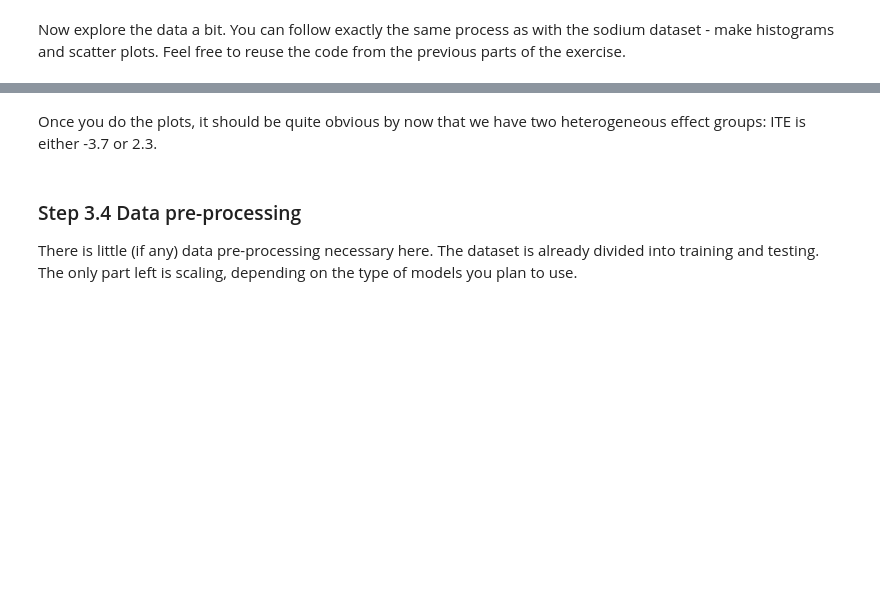
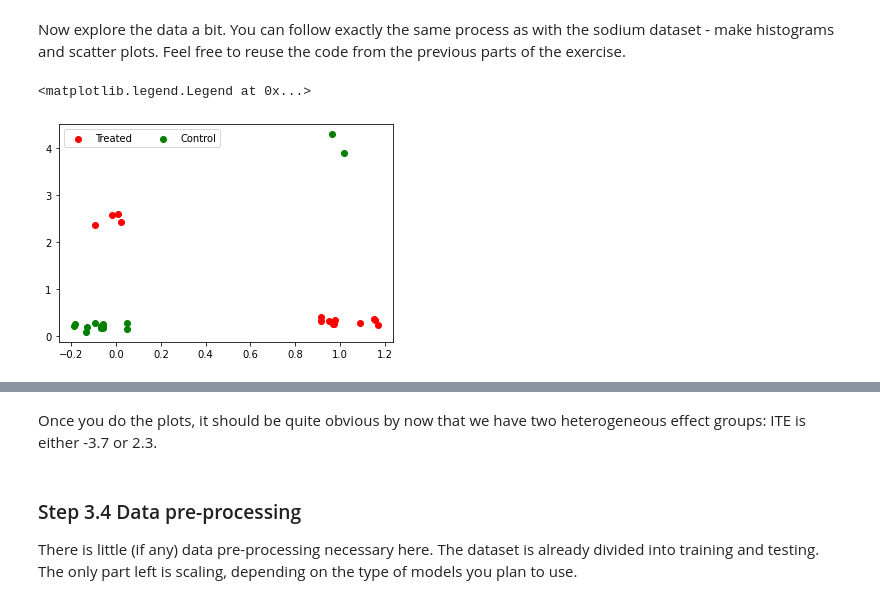
Before and after one commit to ThakdanaiSaelee/Lab_CE888, a Jupyter notebook: lab4 - Causal_Inference/Lab_4_Causal_Inference.ipynb, the cells around one changed output, grey strips where cells are left out. Saved outputs shown, nothing was run; the diff lists cells and outputs as text; code cells hidden in the pictures; blank space fills up the shorter version.

```diff
--- a/lab4 - Causal_Inference/Lab_4_Causal_Inference.ipynb
+++ b/lab4 - Causal_Inference/Lab_4_Causal_Inference.ipynb
@@ -512,3 +512,5 @@ The data can be found [here](https://github.com/dmachlanski/CE888_2022/tree/main
 # 2. Load hte_test.csv from: https://raw.githubusercontent.com/dmachlanski/CE888_2022/main/lab4/data/hte_test.csv
 
 # YOUR CODE HERE
+df_train = pd.read_csv("https://raw.githubusercontent.com/dmachlanski/CE888_2022/main/lab4/data/hte_train.csv")
+df_test = pd.read_csv("https://raw.githubusercontent.com/dmachlanski/CE888_2022/main/lab4/data/hte_test.csv")
@@ -519,3 +539,7 @@ Now explore the data a bit. You can follow exactly the same process as with the
 # Hint: use DataFrame.loc to access treated and control units, or store the columns as numpy arrays.
 
 # YOUR CODE HERE
+x_train = df_train['x'].values.reshape(-1, 1)
+t_train = df_train['t'].values.reshape(-1, 1)
+y_train = df_train['y'].values.reshape(-1, 1)
+ite_train = df_train['ite']
@@ -525,0 +546,8 @@ Now explore the data a bit. You can follow exactly the same process as with the
+# %%
+limit = 100
+plt.scatter(x_train[t_train == 1][:limit], y_train[t_train == 1][:limit], c = "r", label = "Treated")
+plt.scatter(x_train[t_train == 0][:limit], y_train[t_train == 0][:limit], c = "g", label = "Control")
+plt.legend(ncol=2)
+# %% [output]
+<matplotlib.legend.Legend at 0x...>
+[figure, added]
```
Also changed, not shown: parts of 12 cells of this notebook.
